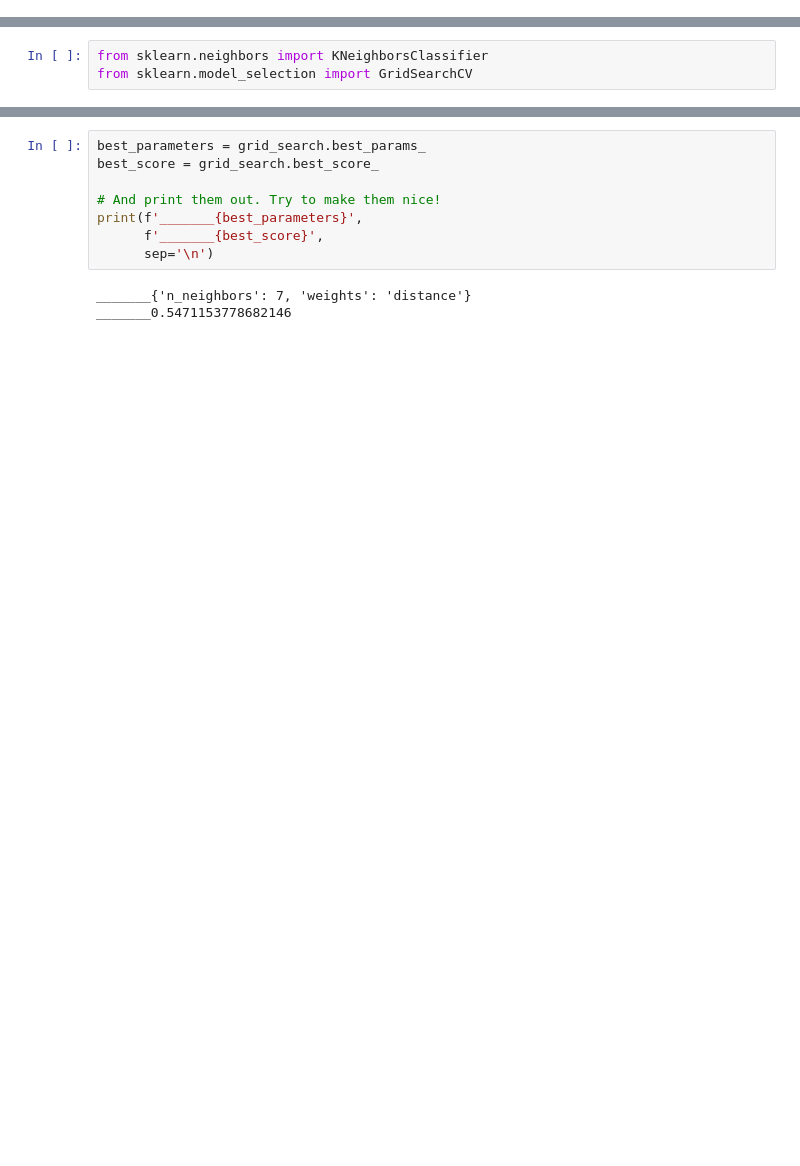
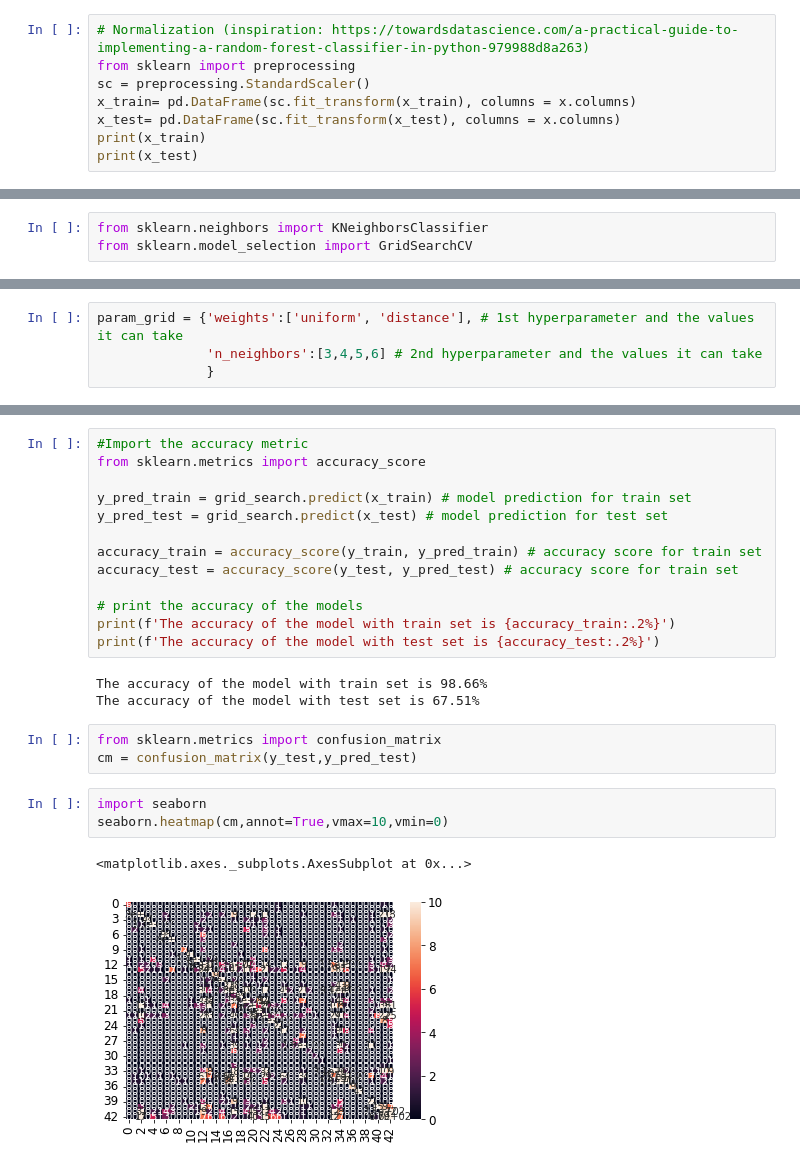
Before and after one commit to Kriegtho/2022_ML_EES, a Jupyter notebook: project.ipynb, the cells around one changed output, grey strips where cells are left out. Drawn from its saved outputs; the diff is of its cells as text; blank space fills up the shorter version.

Commit message:
tune grid search

```diff
--- a/project.ipynb
+++ b/project.ipynb
@@ -271,3 +259,11 @@ print(y_test)
 53017             Blizzard
 27038                 Hail
 Name: EVENT_TYPE, Length: 17220, dtype: object
+# %%
+# Normalization (inspiration: https://towardsdatascience.com/a-practical-guide-to-implementing-a-random-forest-classifier-in-python-979988d8a263)
+from sklearn import preprocessing
+sc = preprocessing.StandardScaler()
+x_train= pd.DataFrame(sc.fit_transform(x_train), columns = x.columns)
+x_test= pd.DataFrame(sc.fit_transform(x_test), columns = x.columns)
+print(x_train)
+print(x_test)
@@ -280,2 +295,6 @@ knn_clf = KNeighborsClassifier()
+# %%
+param_grid = {'weights':['uniform', 'distance'], # 1st hyperparameter and the values it can take
+              'n_neighbors':[3,4,5,6] # 2nd hyperparameter and the values it can take
+              }
 # %%
 grid_search = GridSearchCV(
@@ -313,13 +328,27 @@ GridSearchCV(cv=6, estimator=KNeighborsClassifier(),
                          'weights': ['uniform', 'distance']},
              verbose=3)
-# %%
-best_parameters = grid_search.best_params_
-best_score = grid_search.best_score_
-
-# And print them out. Try to make them nice!
-print(f'_______{best_parameters}',
-      f'_______{best_score}',
-      sep='\n')
-# %% [output]
-_______{'n_neighbors': 7, 'weights': 'distance'}
-_______0.5471153778682146
+# %%
+#Import the accuracy metric
+from sklearn.metrics import accuracy_score
+
+y_pred_train = grid_search.predict(x_train) # model prediction for train set
+y_pred_test = grid_search.predict(x_test) # model prediction for test set
+
+accuracy_train = accuracy_score(y_train, y_pred_train) # accuracy score for train set
+accuracy_test = accuracy_score(y_test, y_pred_test) # accuracy score for train set
+
+# print the accuracy of the models
+print(f'The accuracy of the model with train set is {accuracy_train:.2%}')
+print(f'The accuracy of the model with test set is {accuracy_test:.2%}')
+# %% [output]
+The accuracy of the model with train set is 98.66%
+The accuracy of the model with test set is 67.51%
+# %%
+from sklearn.metrics import confusion_matrix
+cm = confusion_matrix(y_test,y_pred_test)
+# %%
+import seaborn
+seaborn.heatmap(cm,annot=True,vmax=10,vmin=0)
+# %% [output]
+<matplotlib.axes._subplots.AxesSubplot at 0x...>
+[figure, added]
```
Also changed, not shown: parts of 37 cells of this notebook.
